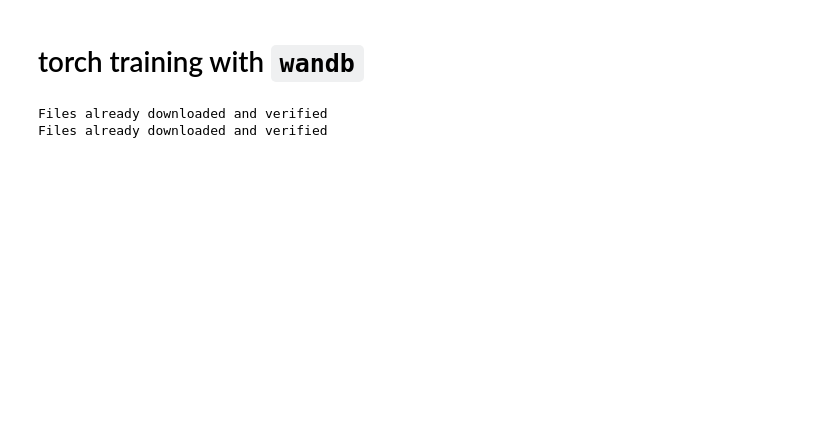
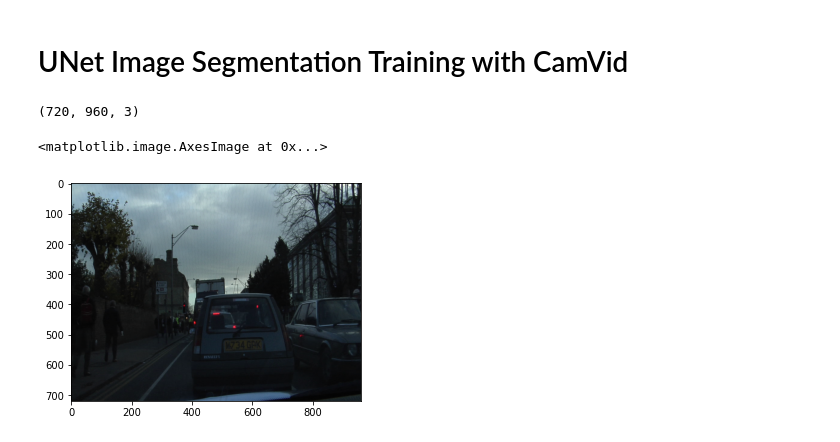
Before and after one commit to agrawalekansh02/deepdriving, a Jupyter notebook: unet_train.ipynb, the cells around one changed output. Saved outputs shown, nothing was run; the diff lists cells and outputs as text; code cells hidden in the pictures; blank space fills up the shorter version.

Commit message:
unet training working

```diff
--- a/unet_train.ipynb
+++ b/unet_train.ipynb
@@ -1,4 +1,4 @@
-# %% [markdown]
-# torch training with `wandb`
+# %% [markdown]
+# UNet Image Segmentation Training with CamVid
 # %%
 import numpy as np
@@ -14,25 +17,16 @@ from torchsummary import summary
-# %%
-# cifar10
-batch_size = 64
-num_train = 10000
-
-transform = transforms.Compose(
-    [transforms.ToTensor(),
-     transforms.Normalize((0.5, 0.5, 0.5), (0.5, 0.5, 0.5))])
-
-trainset = torchvision.datasets.CIFAR10(root='./data', train=True,
-                                        download=True, transform=transform)
-trainset = torch.utils.data.Subset(trainset, range(num_train))
-trainloader = torch.utils.data.DataLoader(trainset, batch_size=batch_size,
-                                          shuffle=True, num_workers=2)
-
-testset = torchvision.datasets.CIFAR10(root='./data', train=False,
-                                       download=True, transform=transform)
-testloader = torch.utils.data.DataLoader(testset, batch_size=batch_size,
-                                         shuffle=False, num_workers=2)
-
-classes = ('plane', 'car', 'bird', 'cat',
-           'deer', 'dog', 'frog', 'horse', 'ship', 'truck')
-# %% [output]
-Files already downloaded and verified
-Files already downloaded and verified
+# %%
+# loading CamVid
+df = pd.read_csv("CamVid/class_dict.csv")
+label_dict = dict()
+for x,rows in enumerate(df.iterrows()):
+    rgb = [rows[1]['r'],rows[1]['g'],rows[1]['b']]
+    label_dict[x] = rgb
+
+img = cv2.imread("CamVid/train/0001TP_009240.png")
+img = cv2.cvtColor(img,cv2.COLOR_BGR2RGB)
+print(img.shape)
+plt.imshow(img)
+# %% [output]
+(720, 960, 3)
+<matplotlib.image.AxesImage at 0x...>
+[figure, added]
```
Also changed, not shown: parts of 8 cells of this notebook, 2 other files.
